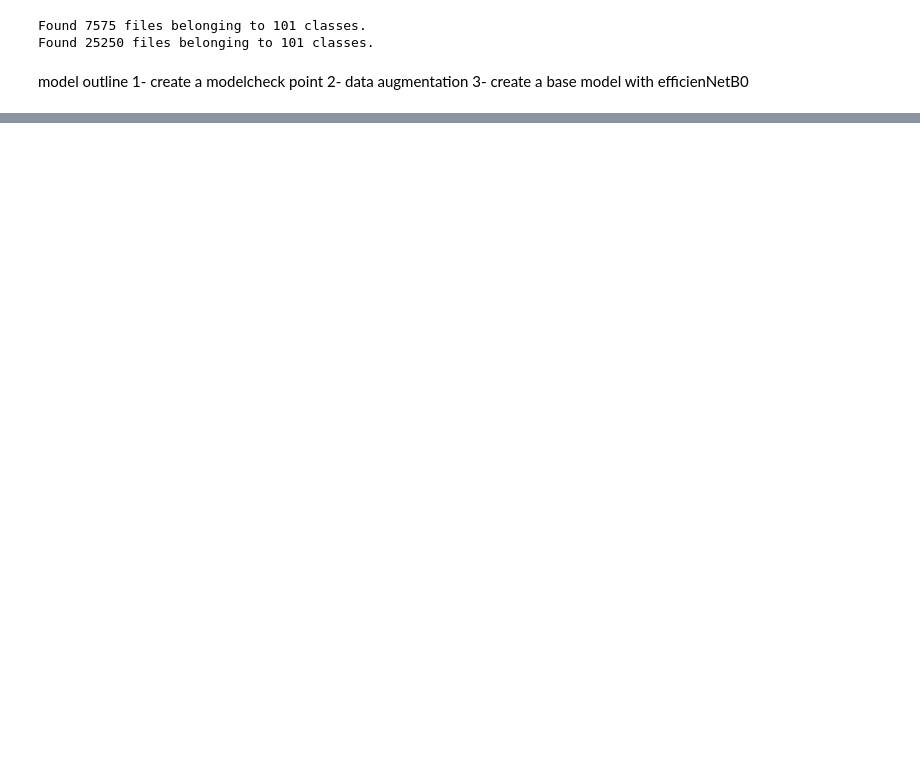
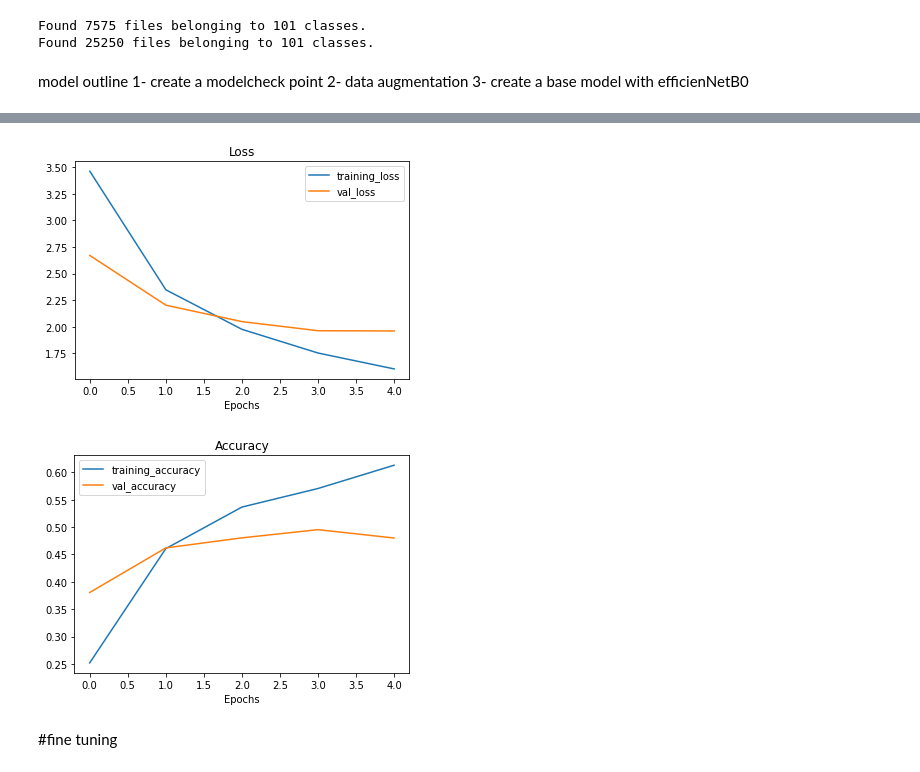
Before and after one commit to ParsaSinichi/E-shop, a Jupyter notebook: transfer_learning_part3.ipynb, the cells around one changed output, grey strips where cells are left out. Drawn from its saved outputs; the diff is of its cells as text; code cells hidden in the pictures; blank space fills up the shorter version.

```diff
--- a/transfer_learning_part3.ipynb
+++ b/transfer_learning_part3.ipynb
@@ -71,5 +71,5 @@ inputs=layers.Input(shape=(224,224,3),name="input_layer")
 x=data_augmentation(inputs)
 x=base_model(x,training=False)
 x= layers.GlobalAveragePooling2D(name="global_avg_pool2D")(x)
-outputs=layers.Dense(len(train_data_all_10p),activation="softmax",name="output_layer")(x)
+outputs=layers.Dense(len(train_data_all_10p.class_names),activation="softmax",name="output_layer")(x)
 model=tf.keras.Model(inputs,outputs)
@@ -94,2 +98,6 @@ Trainable params: 303,597
 Non-trainable params: 4,049,571
 _________________________________________________________________
+# %%
+model.compile(loss=tf.keras.losses.categorical_crossentropy,optimizer=tf.keras.optimizers.Adam(),metrics=["accuracy"])
+# %%
+history_all=model.fit(train_data_all_10p,epochs=5,validation_data=test_data,validation_steps=(0.15*len(test_data)),callbacks=[checkpoint_callback])
@@ -95,0 +119,7 @@ _________________________________________________________________
+# %%
+plot_loss_curves(history_all)
+# %% [output]
+[figure, added]
+[figure, added]
+# %% [markdown]
+#fine tuning
```
Also changed, not shown: parts of 30 cells of this notebook.
